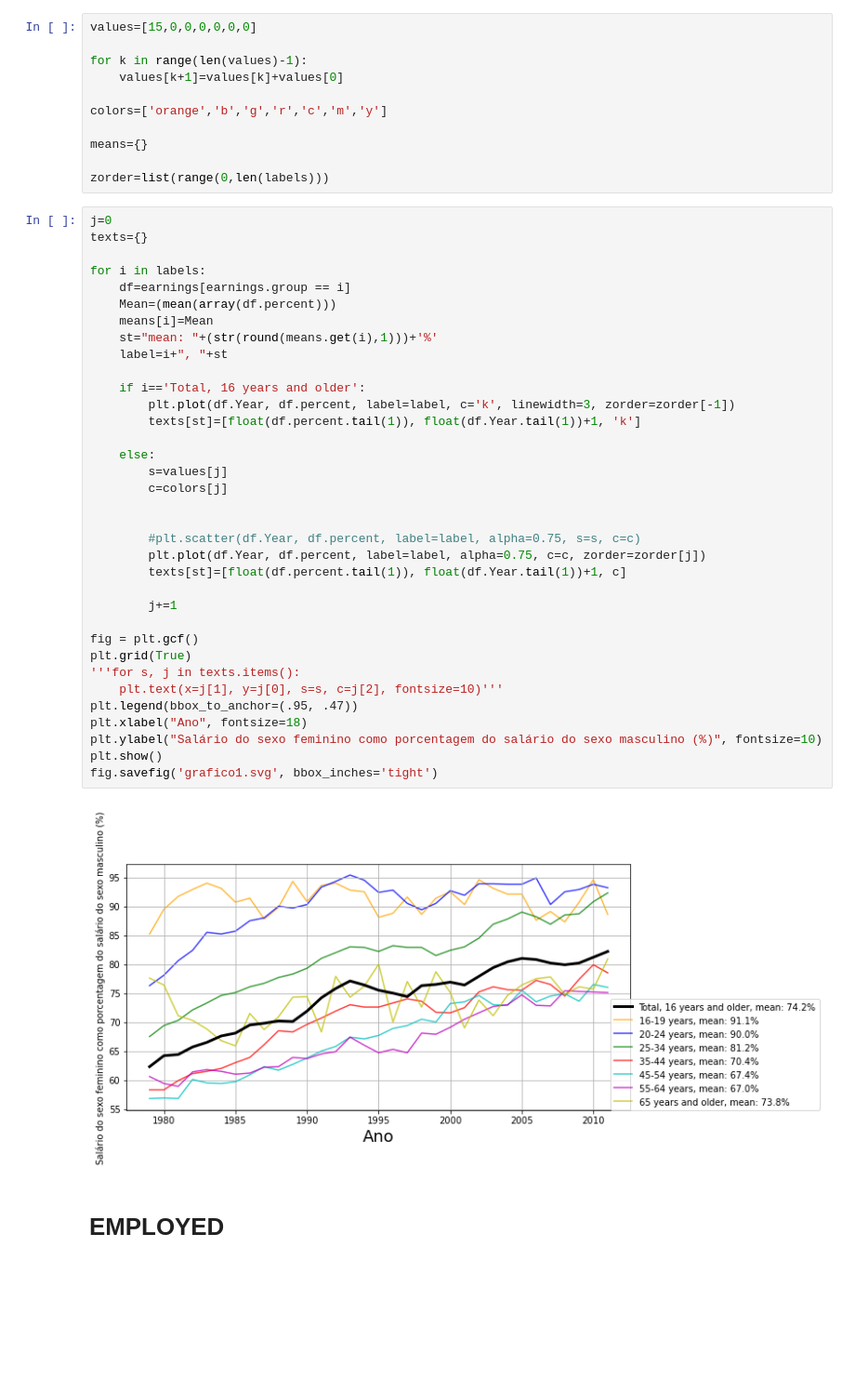
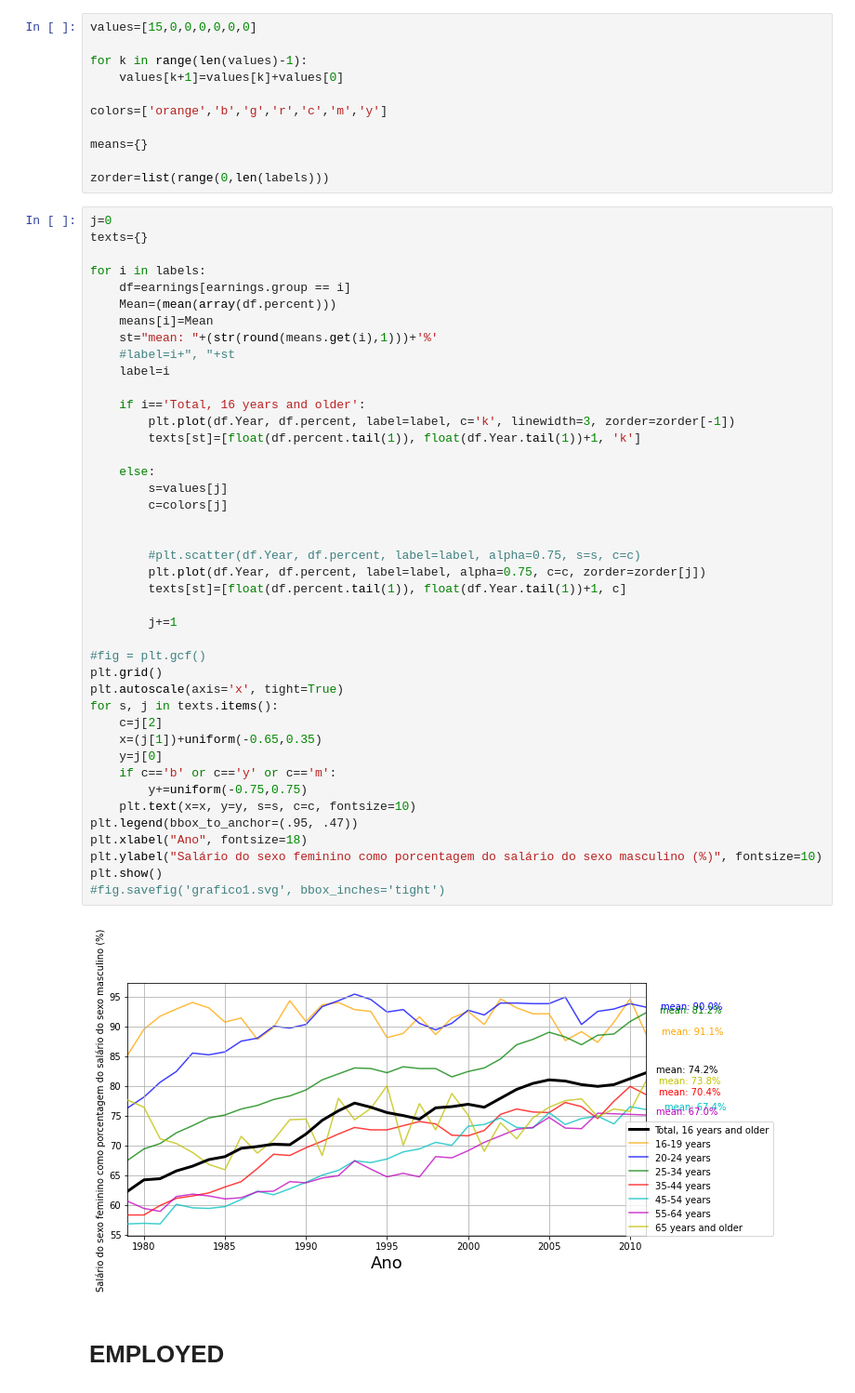
Before and after one commit to gtkacz/idata, a Jupyter notebook: Base_05/analise.ipynb, the cells around one changed output. Shown: that part at 93% size. Drawn from its saved outputs; the diff is of its cells as text; blank space fills up the shorter version.

Commit message:
grafico 1 final final final

```diff
--- a/Base_05/analise.ipynb
+++ b/Base_05/analise.ipynb
@@ -34,40 +32,47 @@ zorder=list(range(0,len(labels)))
 # %%
 j=0
 texts={}
 
 for i in labels:
     df=earnings[earnings.group == i]
     Mean=(mean(array(df.percent)))
     means[i]=Mean
     st="mean: "+(str(round(means.get(i),1)))+'%'
-    label=i+", "+st
+    #label=i+", "+st
+    label=i
 
     if i=='Total, 16 years and older':
         plt.plot(df.Year, df.percent, label=label, c='k', linewidth=3, zorder=zorder[-1])
         texts[st]=[float(df.percent.tail(1)), float(df.Year.tail(1))+1, 'k']
 
     else:
         s=values[j]
         c=colors[j]
 
 
         #plt.scatter(df.Year, df.percent, label=label, alpha=0.75, s=s, c=c)
         plt.plot(df.Year, df.percent, label=label, alpha=0.75, c=c, zorder=zorder[j])
         texts[st]=[float(df.percent.tail(1)), float(df.Year.tail(1))+1, c]
 
         j+=1
 
-fig = plt.gcf()
-plt.grid(True)
-'''for s, j in texts.items():
-    plt.text(x=j[1], y=j[0], s=s, c=j[2], fontsize=10)'''
+#fig = plt.gcf()
+plt.grid()
+plt.autoscale(axis='x', tight=True)
+for s, j in texts.items():
+    c=j[2]
+    x=(j[1])+uniform(-0.65,0.35)
+    y=j[0]
+    if c=='b' or c=='y' or c=='m':
+        y+=uniform(-0.75,0.75)
+    plt.text(x=x, y=y, s=s, c=c, fontsize=10)
 plt.legend(bbox_to_anchor=(.95, .47))
 plt.xlabel("Ano", fontsize=18)
 plt.ylabel("Salário do sexo feminino como porcentagem do salário do sexo masculino (%)", fontsize=10)
 plt.show()
-fig.savefig('grafico1.svg', bbox_inches='tight')
+#fig.savefig('grafico1.svg', bbox_inches='tight')
 # %% [output]
-[figure, old version]
+[figure, new version]
 # %% [markdown]
 # EMPLOYED
 # %%
```
Also changed, not shown: parts of 2 cells of this notebook, 1 other file.
